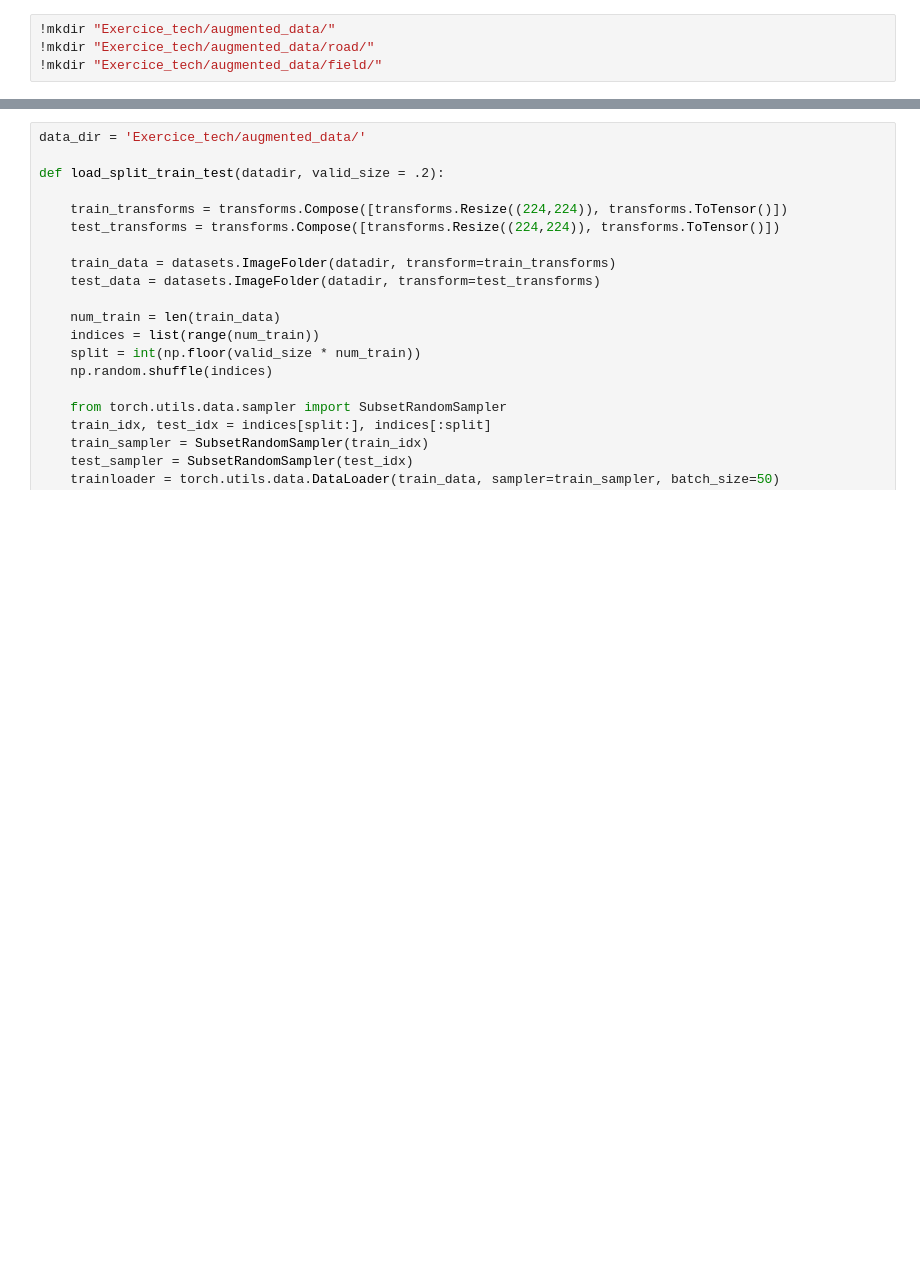
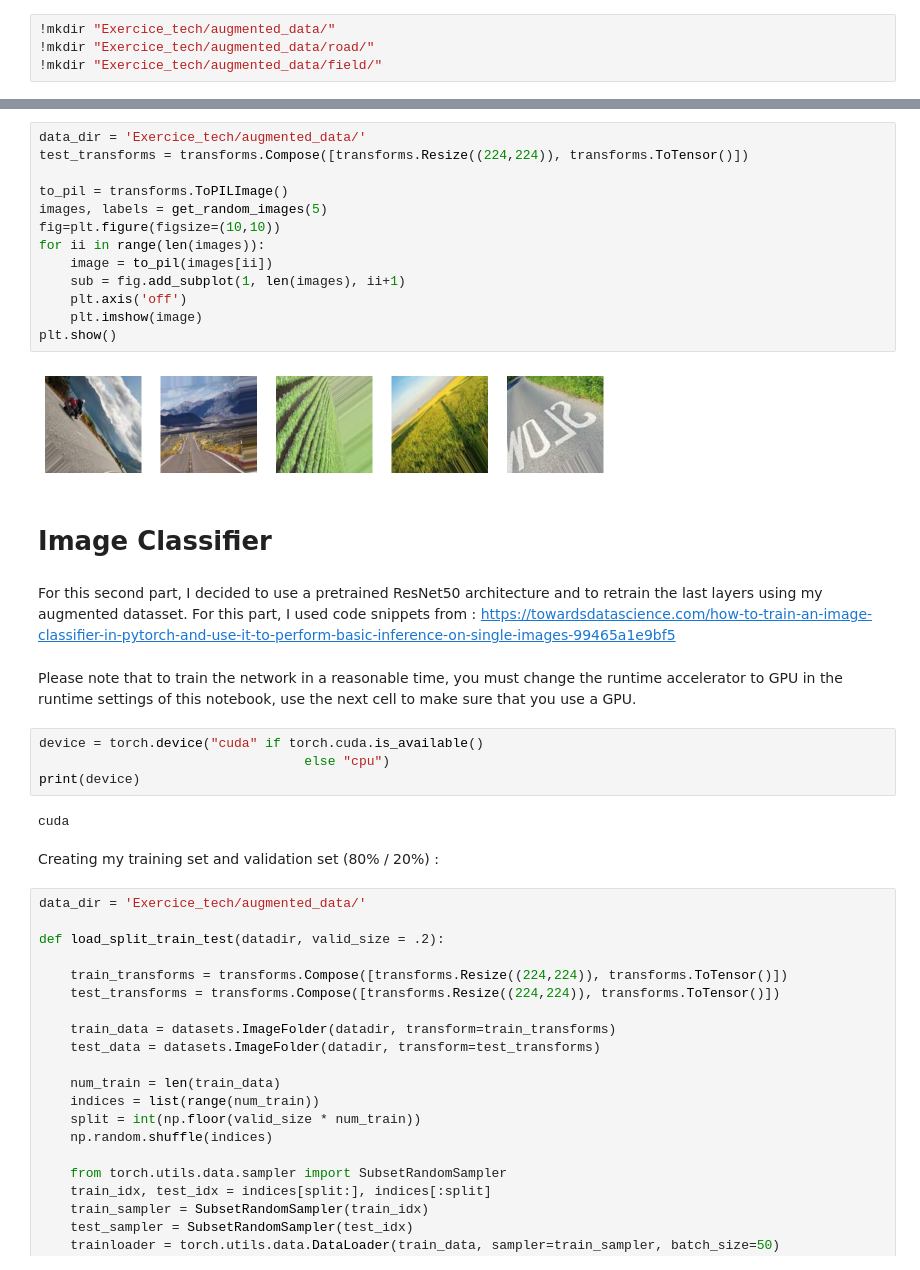
Before and after one commit to eugeneberta/Bilberry_technical_interview, a Jupyter notebook: Bilberry.ipynb, the cells around one changed output, grey strips where cells are left out. Cells and saved outputs as stored; diff of their text form; blank space fills up the shorter version.

```diff
--- a/Bilberry.ipynb
+++ b/Bilberry.ipynb
@@ -110,3 +194,33 @@ for filename in os.listdir(directory):
+# %%
+data_dir = 'Exercice_tech/augmented_data/'
+test_transforms = transforms.Compose([transforms.Resize((224,224)), transforms.ToTensor()])
+
+to_pil = transforms.ToPILImage()
+images, labels = get_random_images(5)
+fig=plt.figure(figsize=(10,10))
+for ii in range(len(images)):
+    image = to_pil(images[ii])
+    sub = fig.add_subplot(1, len(images), ii+1)
+    plt.axis('off')
+    plt.imshow(image)
+plt.show()
+# %% [output]
+[figure, added]
+# %% [markdown]
+# Image Classifier
+# %% [markdown]
+For this second part, I decided to use a pretrained ResNet50 architecture and to retrain the last layers using my augmented datasset.
+For this part, I used code snippets from : https://towardsdatascience.com/how-to-train-an-image-classifier-in-pytorch-and-use-it-to-perform-basic-inference-on-single-images-99465a1e9bf5
+# %% [markdown]
+Please note that to train the network in a reasonable time, you must change the runtime accelerator to GPU in the runtime settings of this notebook, use the next cell to make sure that you use a GPU.
+# %%
+device = torch.device("cuda" if torch.cuda.is_available()
+                                  else "cpu")
+print(device)
+# %% [output]
+cuda
+# %% [markdown]
+Creating my training set and validation set (80% / 20%) :
 # %%
 data_dir = 'Exercice_tech/augmented_data/'
 
```
Also changed, not shown: parts of 40 cells of this notebook.
